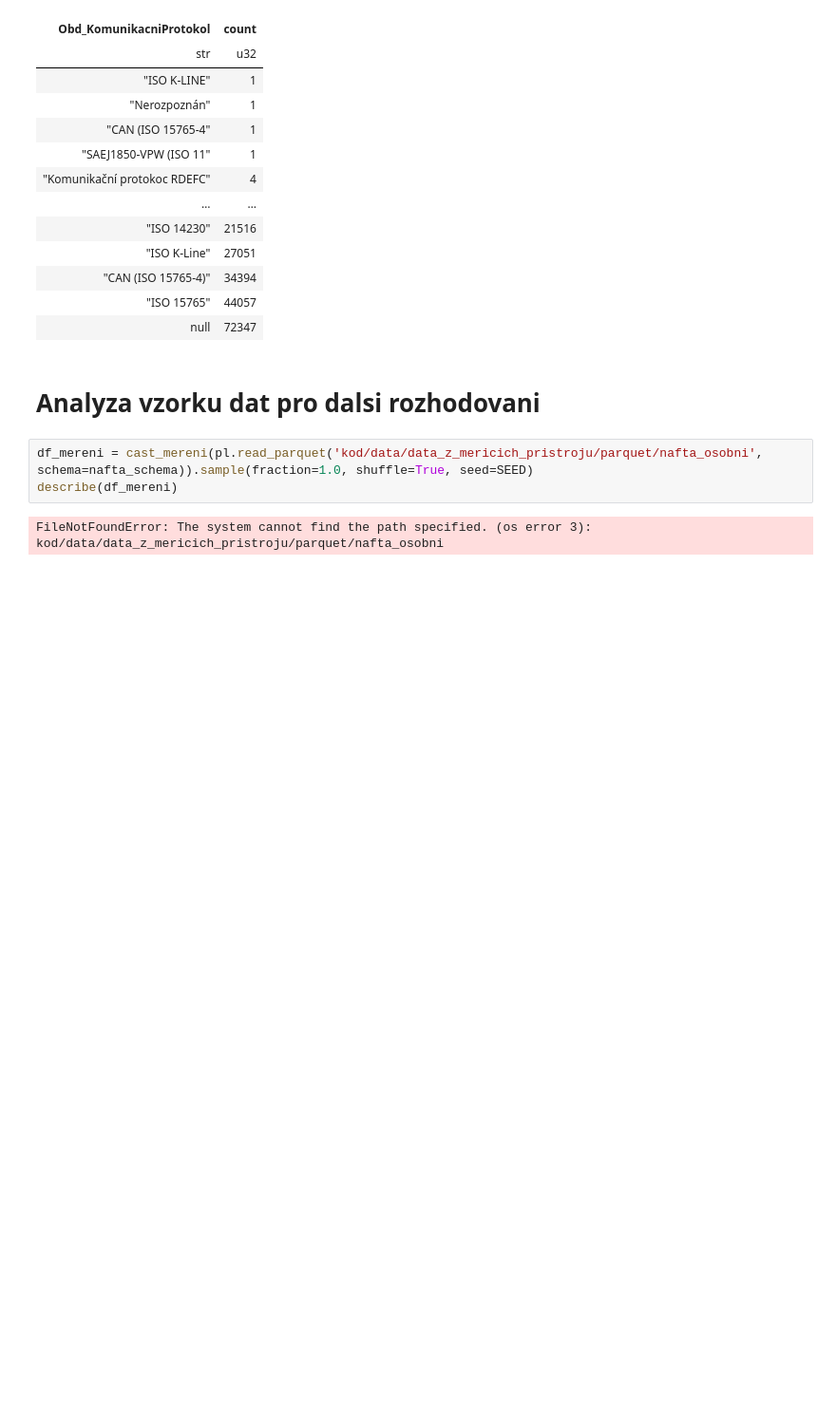
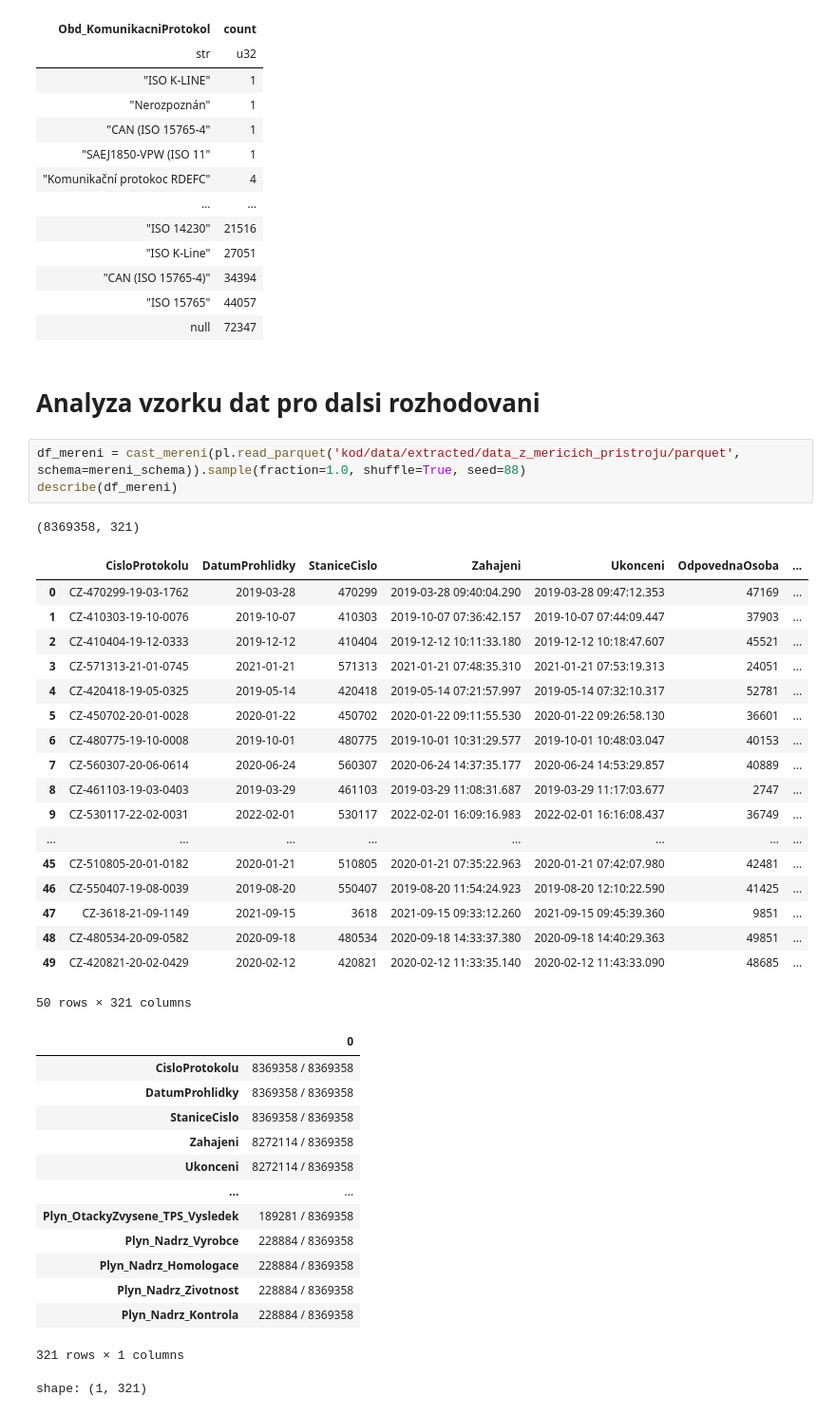
Before and after one commit to opendatalabcz/emissions-data-analysis-cz, a Jupyter notebook: kod/development.ipynb, the cells around one changed output. Shown at 95% size. Cells and saved outputs as stored; diff of their text form; blank space fills up the shorter version.

Commit message:
prace na kapitole o obsahu datasetu stanic

```diff
--- a/kod/development.ipynb
+++ b/kod/development.ipynb
@@ -339,7 +339,39 @@ shape: (37, 2)
 # %% [markdown]
 # Analyza vzorku dat pro dalsi rozhodovani
 # %%
-df_mereni = cast_mereni(pl.read_parquet('kod/data/data_z_mericich_pristroju/parquet/nafta_osobni', schema=nafta_schema)).sample(fraction=1.0, shuffle=True, seed=SEED)
+df_mereni = cast_mereni(pl.read_parquet('kod/data/extracted/data_z_mericich_pristroju/parquet', schema=mereni_schema)).sample(fraction=1.0, shuffle=True, seed=88)
 describe(df_mereni)
 # %% [output]
-FileNotFoundError: The system cannot find the path specified. (os error 3): kod/data/data_z_mericich_pristroju/parquet/nafta_osobni
+(8369358, 321)
+|  | CisloProtokolu | DatumProhlidky | StaniceCislo | Zahajeni | Ukonceni | OdpovednaOsoba | ... |
+| 0 | CZ-470299-19-03-1762 | 2019-03-28 | 470299 | 2019-03-28 09:40:04.290 | 2019-03-28 09:47:12.353 | 47169 | ... |
+| 1 | CZ-410303-19-10-0076 | 2019-10-07 | 410303 | 2019-10-07 07:36:42.157 | 2019-10-07 07:44:09.447 | 37903 | ... |
+| 2 | CZ-410404-19-12-0333 | 2019-12-12 | 410404 | 2019-12-12 10:11:33.180 | 2019-12-12 10:18:47.607 | 45521 | ... |
+| 3 | CZ-571313-21-01-0745 | 2021-01-21 | 571313 | 2021-01-21 07:48:35.310 | 2021-01-21 07:53:19.313 | 24051 | ... |
+| 4 | CZ-420418-19-05-0325 | 2019-05-14 | 420418 | 2019-05-14 07:21:57.997 | 2019-05-14 07:32:10.317 | 52781 | ... |
+| 5 | CZ-450702-20-01-0028 | 2020-01-22 | 450702 | 2020-01-22 09:11:55.530 | 2020-01-22 09:26:58.130 | 36601 | ... |
+| 6 | CZ-480775-19-10-0008 | 2019-10-01 | 480775 | 2019-10-01 10:31:29.577 | 2019-10-01 10:48:03.047 | 40153 | ... |
+| 7 | CZ-560307-20-06-0614 | 2020-06-24 | 560307 | 2020-06-24 14:37:35.177 | 2020-06-24 14:53:29.857 | 40889 | ... |
+| 8 | CZ-461103-19-03-0403 | 2019-03-29 | 461103 | 2019-03-29 11:08:31.687 | 2019-03-29 11:17:03.677 | 2747 | ... |
+| 9 | CZ-530117-22-02-0031 | 2022-02-01 | 530117 | 2022-02-01 16:09:16.983 | 2022-02-01 16:16:08.437 | 36749 | ... |
+| ... | ... | ... | ... | ... | ... | ... | ... |
+| 45 | CZ-510805-20-01-0182 | 2020-01-21 | 510805 | 2020-01-21 07:35:22.963 | 2020-01-21 07:42:07.980 | 42481 | ... |
+| 46 | CZ-550407-19-08-0039 | 2019-08-20 | 550407 | 2019-08-20 11:54:24.923 | 2019-08-20 12:10:22.590 | 41425 | ... |
+| 47 | CZ-3618-21-09-1149 | 2021-09-15 | 3618 | 2021-09-15 09:33:12.260 | 2021-09-15 09:45:39.360 | 9851 | ... |
+| 48 | CZ-480534-20-09-0582 | 2020-09-18 | 480534 | 2020-09-18 14:33:37.380 | 2020-09-18 14:40:29.363 | 49851 | ... |
+| 49 | CZ-420821-20-02-0429 | 2020-02-12 | 420821 | 2020-02-12 11:33:35.140 | 2020-02-12 11:43:33.090 | 48685 | ... |
+50 rows × 321 columns
+|  | 0 |
+| CisloProtokolu | 8369358 / 8369358 |
+| DatumProhlidky | 8369358 / 8369358 |
+| StaniceCislo | 8369358 / 8369358 |
+| Zahajeni | 8272114 / 8369358 |
+| Ukonceni | 8272114 / 8369358 |
+| ... | ... |
+| Plyn_OtackyZvysene_TPS_Vysledek | 189281 / 8369358 |
+| Plyn_Nadrz_Vyrobce | 228884 / 8369358 |
+| Plyn_Nadrz_Homologace | 228884 / 8369358 |
+| Plyn_Nadrz_Zivotnost | 228884 / 8369358 |
+| Plyn_Nadrz_Kontrola | 228884 / 8369358 |
+321 rows × 1 columns
+shape: (1, 321)
```
Also changed, not shown: parts of 3 cells of this notebook, 1 other file.
